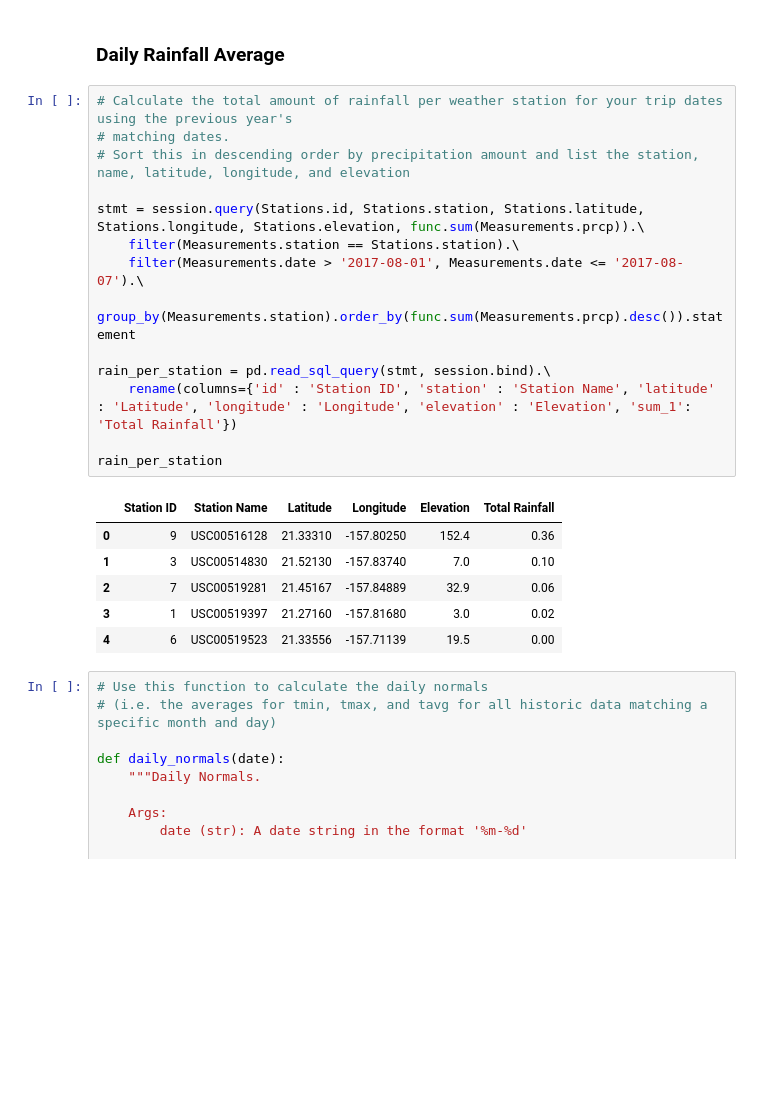
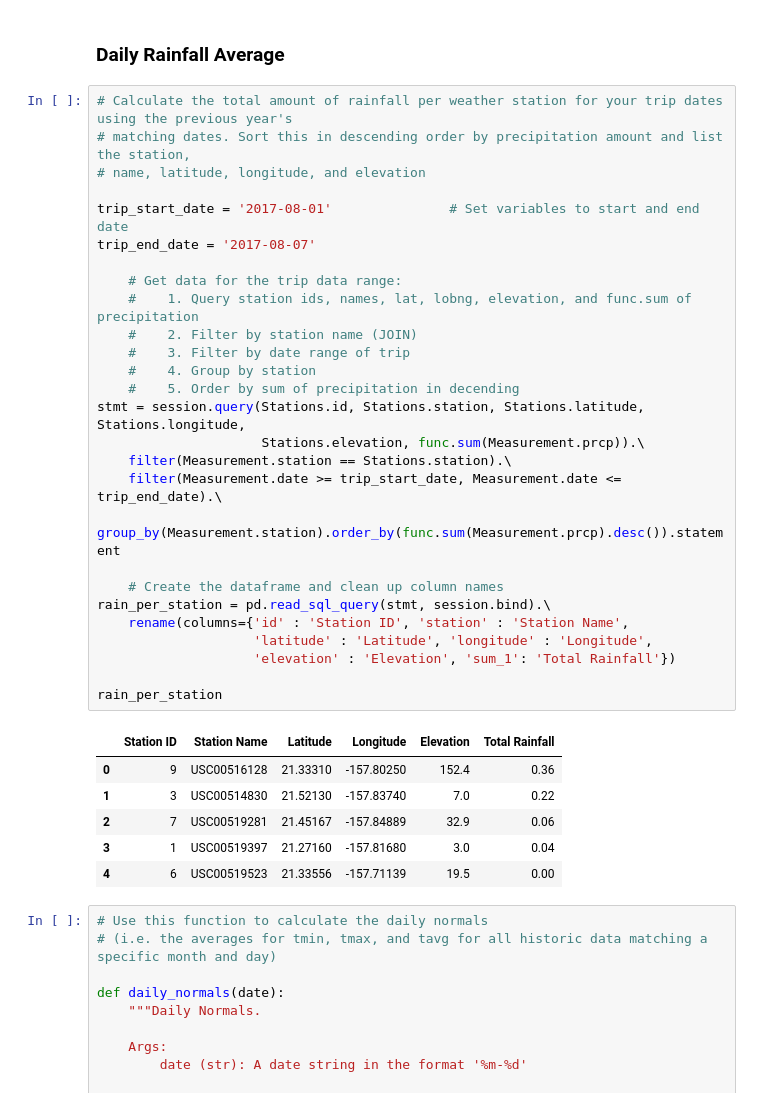
Before and after one commit to kennethcandersen/Weather-Database-and-API-Service, a Jupyter notebook: temp_analysis_bonus_2_starter.ipynb, the cells around one changed output. Saved outputs shown, nothing was run; the diff lists cells and outputs as text; blank space fills up the shorter version.

```diff
--- a/temp_analysis_bonus_2_starter.ipynb
+++ b/temp_analysis_bonus_2_starter.ipynb
@@ -96,24 +104,37 @@ plt.show()
 ### Daily Rainfall Average
 # %%
 # Calculate the total amount of rainfall per weather station for your trip dates using the previous year's
-# matching dates.
-# Sort this in descending order by precipitation amount and list the station, name, latitude, longitude, and elevation
+# matching dates. Sort this in descending order by precipitation amount and list the station,
+# name, latitude, longitude, and elevation
 
-stmt = session.query(Stations.id, Stations.station, Stations.latitude, Stations.longitude, Stations.elevation, func.sum(Measurements.prcp)).\
-    filter(Measurements.station == Stations.station).\
-    filter(Measurements.date > '2017-08-01', Measurements.date <= '2017-08-07').\
-    group_by(Measurements.station).order_by(func.sum(Measurements.prcp).desc()).statement
+trip_start_date = '2017-08-01'               # Set variables to start and end date
+trip_end_date = '2017-08-07'
 
+    # Get data for the trip data range:
+    #    1. Query station ids, names, lat, lobng, elevation, and func.sum of precipitation
+    #    2. Filter by station name (JOIN)
+    #    3. Filter by date range of trip
+    #    4. Group by station
+    #    5. Order by sum of precipitation in decending
+stmt = session.query(Stations.id, Stations.station, Stations.latitude, Stations.longitude,
+                     Stations.elevation, func.sum(Measurement.prcp)).\
+    filter(Measurement.station == Stations.station).\
+    filter(Measurement.date >= trip_start_date, Measurement.date <= trip_end_date).\
+    group_by(Measurement.station).order_by(func.sum(Measurement.prcp).desc()).statement
+
+    # Create the dataframe and clean up column names
 rain_per_station = pd.read_sql_query(stmt, session.bind).\
-    rename(columns={'id' : 'Station ID', 'station' : 'Station Name', 'latitude' : 'Latitude', 'longitude' : 'Longitude', 'elevation' : 'Elevation', 'sum_1': 'Total Rainfall'})
+    rename(columns={'id' : 'Station ID', 'station' : 'Station Name',
+                    'latitude' : 'Latitude', 'longitude' : 'Longitude',
+                    'elevation' : 'Elevation', 'sum_1': 'Total Rainfall'})
 
 rain_per_station
 # %% [output]
 |  | Station ID | Station Name | Latitude | Longitude | Elevation | Total Rainfall |
 | 0 | 9 | USC00516128 | 21.33310 | -157.80250 | 152.4 | 0.36 |
-| 1 | 3 | USC00514830 | 21.52130 | -157.83740 | 7.0 | 0.10 |
+| 1 | 3 | USC00514830 | 21.52130 | -157.83740 | 7.0 | 0.22 |
 | 2 | 7 | USC00519281 | 21.45167 | -157.84889 | 32.9 | 0.06 |
-| 3 | 1 | USC00519397 | 21.27160 | -157.81680 | 3.0 | 0.02 |
+| 3 | 1 | USC00519397 | 21.27160 | -157.81680 | 3.0 | 0.04 |
 | 4 | 6 | USC00519523 | 21.33556 | -157.71139 | 19.5 | 0.00 |
 # %%
 # Use this function to calculate the daily normals
```
Also changed, not shown: parts of 9 cells of this notebook, 6 other files.
